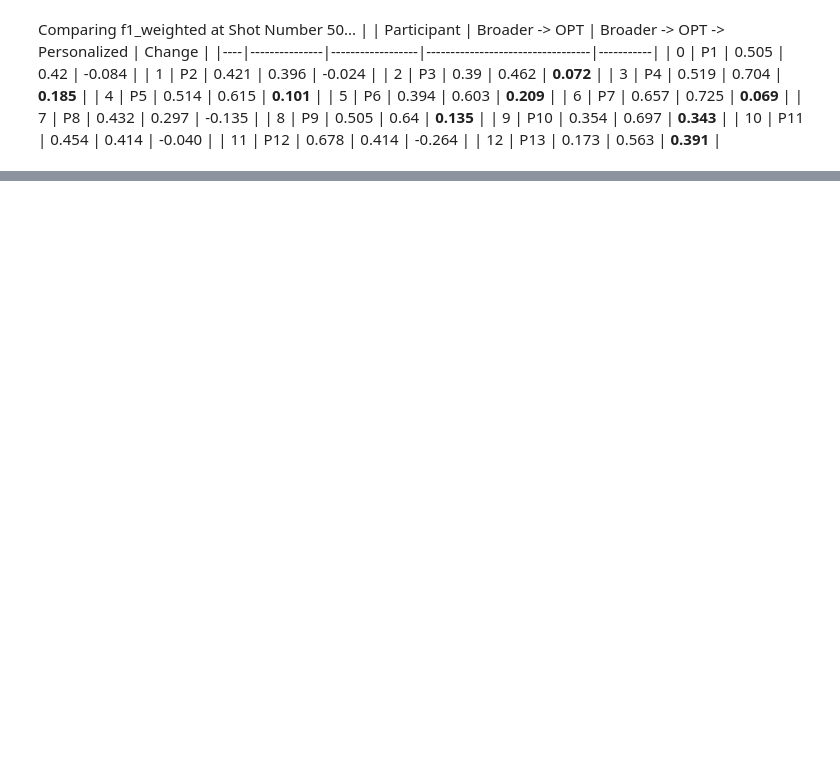
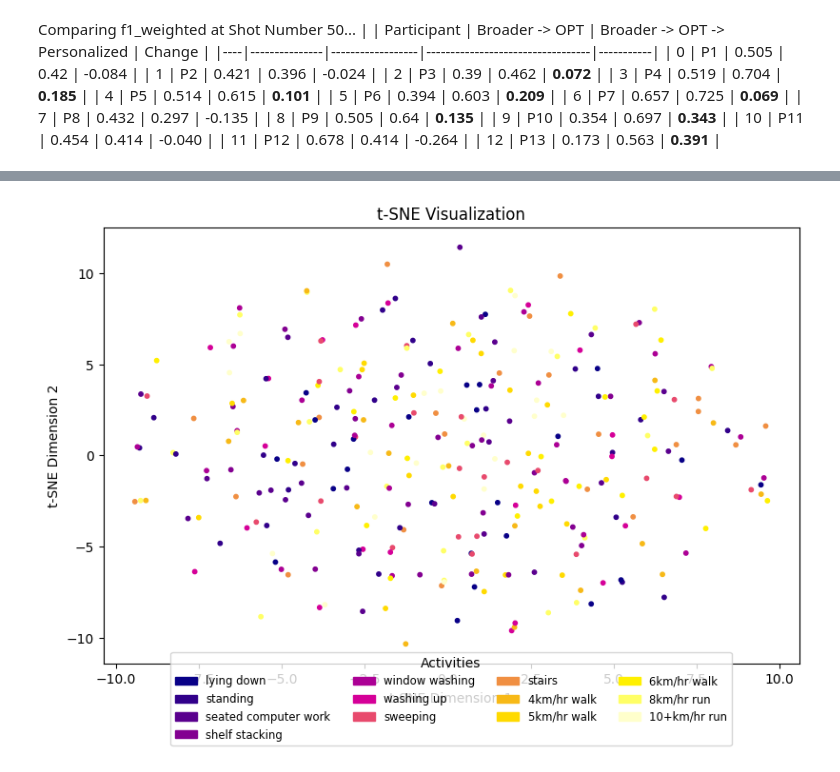
Before and after one commit to h-khayami/ssl-wearables, a Jupyter notebook: plots/K_shot.ipynb, the cells around one changed output, grey strips where cells are left out. Saved outputs shown, nothing was run; the diff lists cells and outputs as text; code cells hidden in the pictures; blank space fills up the shorter version.

```diff
--- a/plots/K_shot.ipynb
+++ b/plots/K_shot.ipynb
@@ -546,0 +696,86 @@ Comparing f1_weighted at Shot Number 50...
+# %%
+import matplotlib.pyplot as plt
+import numpy as np
+from sklearn.manifold import TSNE
+
+# Sample data (replace with your actual data and labels)
+np.random.seed(42)
+n_samples = 300
+n_features = 20
+n_classes = 13  # Corrected number of classes based on the image
+data = np.random.rand(n_samples, n_features)
+labels = np.random.randint(0, n_classes, n_samples)
+
+# Define class names and corresponding colors (match the image)
+class_names = [
+    "lying down",
+    "standing",
+    "seated computer work",
+    "shelf stacking",
+    "window washing",
+    "washing up",
+    "sweeping",
+    "stairs",
+    "4km/hr walk",
+    "5km/hr walk",
+    "6km/hr walk",
+    "8km/hr run",
+    "10+km/hr run",
+]
+unique_labels = np.unique(labels)
+if len(unique_labels) > len(class_names):
+    raise ValueError("Number of unique labels exceeds the defined class names.")
+
+# Assign specific colors to each class
+color_map = {
+    0: "#080087",  # lying down (dark blue)
+    1: "#31008A",  # standing (medium blue)
+    2: "#5A008E",  # seated computer work (light blue-purple)
+    3: "#830091",  # shelf stacking (medium purple)
+    4: "#AC0095",  # window washing (light purple-pink)
+    5: "#D50098",  # washing up (pink)
+    6: "#E84A6D",  # sweeping (light red-pink)
+    7: "#F08F42",  # stairs (orange-red)
+    8: "#F7B917",  # 4km/hr walk (light orange)
+    9: "#FFDA00",  # 5km/hr walk (yellow-orange)
+    10: "#FFF000", # 6km/hr walk (light yellow)
+    11: "#FFFF66", # 8km/hr run (pale yellow)
+    12: "#FFFFCC", # 10+km/hr run (very pale yellow)
+}
+
+# Ensure we only use colors for the existing labels
+colors = [color_map[label] for label in labels]
+
+# Perform t-SNE
+tsne = TSNE(n_components=2, random_state=42, perplexity=30, n_iter=300)
+reduced_data = tsne.fit_transform(data)
+
+# Create the scatter plot
+fig, ax = plt.subplots(figsize=(8, 6))
+scatter = ax.scatter(reduced_data[:, 0], reduced_data[:, 1], c=colors, s=10) # Use the assigned colors
+
+# Create custom legend handles and labels
+handles = [plt.Rectangle((0, 0), 1, 1, color=color_map[i]) for i in sorted(color_map.keys()) if i in unique_labels]
+labels_legend = [class_names[i] for i in sorted(color_map.keys()) if i in unique_labels]
+
+print("Unique Labels:", np.unique(labels))
+print("Color Map Keys:", color_map.keys())
+print("Handles:", handles)
+print("Labels:", labels_legend)
+
+# Try adding the legend to the axes
+legend = ax.legend(handles, labels_legend, loc="lower center", bbox_to_anchor=(0.5, -0.2), ncol=4, fontsize='small', title="Activities")
+legend.get_title().set_fontsize('medium')
+
+# Adjust layout to make space for the legend
+plt.subplots_adjust(bottom=0.3)
+plt.tight_layout(rect=[0, 0.03, 1, 0.95]) # Adjust for title if needed
+
+# Set plot title
+plt.title('t-SNE Visualization')
+plt.xlabel('t-SNE Dimension 1')
+plt.ylabel('t-SNE Dimension 2')
+
+# Show the plot
+plt.show()
+# %% [output]
@@ -546,0 +786 @@ Comparing f1_weighted at Shot Number 50...
+[figure, added]
```
Also changed, not shown: parts of 14 cells of this notebook, 11 other files.
